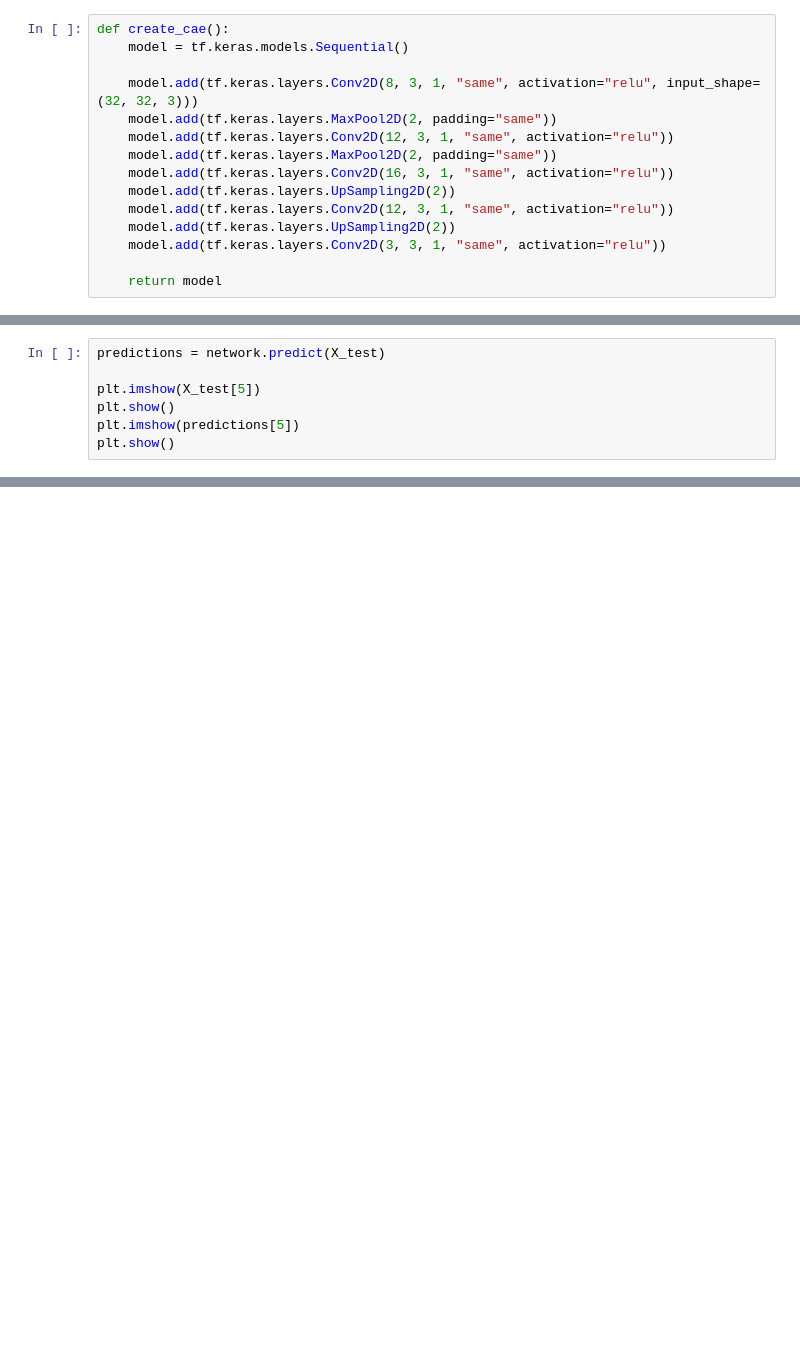
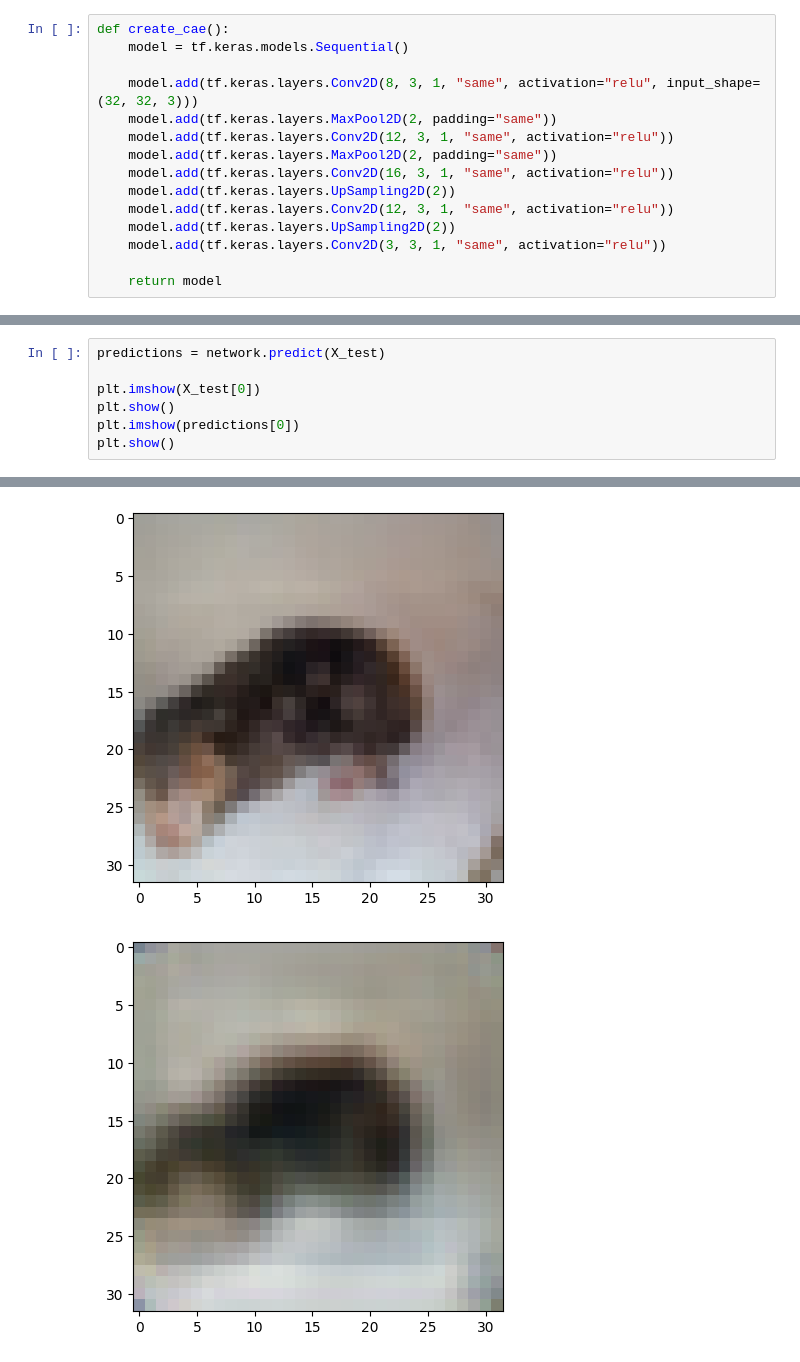
Before and after one commit to BMEJSchmitz/ACML_Lab_2, a Jupyter notebook: Lab 2.ipynb, the cells around one changed output, grey strips where cells are left out. Drawn from its saved outputs; the diff is of its cells as text; blank space fills up the shorter version.

```diff
--- a/Lab 2.ipynb
+++ b/Lab 2.ipynb
@@ -68,7 +90,8 @@ print(f"Test accuracy: {results[1]} \n Test error : {results[0]}")
 # %%
 predictions = network.predict(X_test)
 
-plt.imshow(X_test[5])
+plt.imshow(X_test[0])
 plt.show()
-plt.imshow(predictions[5])
+plt.imshow(predictions[0])
 plt.show()
+# %% [output]
@@ -74,0 +99,2 @@ plt.show()
+[figure, added]
+[figure, added]
```
Also changed, not shown: parts of 8 cells of this notebook.
